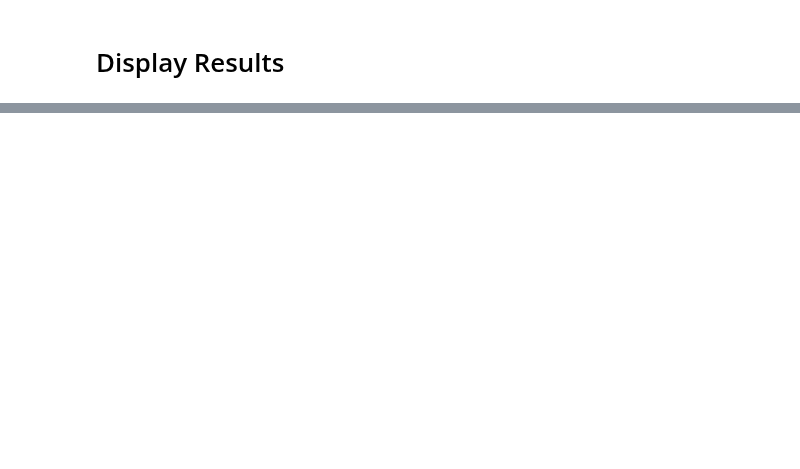
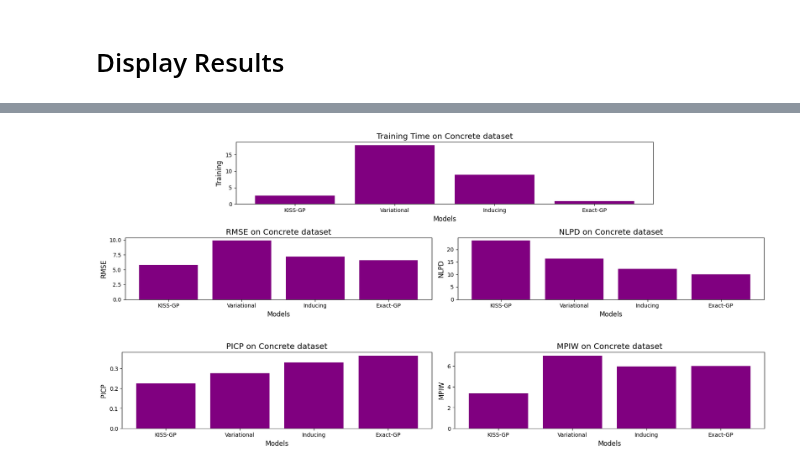
Before and after one commit to Sabelz/Master_Thesis_Alexander, a Jupyter notebook: GPs/ConcreteGPs.ipynb, the cells around one changed output, grey strips where cells are left out. Drawn from its saved outputs; the diff is of its cells as text; code cells hidden in the pictures; blank space fills up the shorter version.

Commit message:
Summary plots for report

```diff
--- a/GPs/ConcreteGPs.ipynb
+++ b/GPs/ConcreteGPs.ipynb
@@ -498,3 +501,60 @@ plot_bar(models, MPIW_concrete, "MPIW on Concrete Dataset", "Models", "MPIW") #
+# %%
+from matplotlib.gridspec import GridSpec
+
+gs = GridSpec(2, 6)  # 2 rows, 6 columns
+
+fig = plt.figure(figsize=(17, 5))
+
+# Create subplots
+ax1 = fig.add_subplot(gs[0, 1:5])
+ax2 = fig.add_subplot(gs[1, 0:3])
+ax3 = fig.add_subplot(gs[1, 3:6])
+
+
+axes = [ax1, ax2, ax3]  # List of axes
+data = [times_concrete, RMSE_concrete, NLPD_concrete]
+titles = ["Training Time on Concrete dataset", "RMSE on Concrete dataset", "NLPD on Concrete dataset"]
+
+# Plot data
+for i, ax in enumerate(axes):
+    ax.bar(models, data[i], color='purple')
+    ax.set_title(titles[i], size = "x-large")
+    ax.set_xlabel("Models", size = "large")
+    ax.set_ylabel(titles[i].split(" ")[0], size = "large")
+
+plt.tight_layout()
+plt.savefig("metrics_concrete1.pdf")
+plt.show()
+# %% [output]
+[figure, added]
+# %%
+from matplotlib.gridspec import GridSpec
+
+gs = GridSpec(2, 6)  # 2 rows, 6 columns
+
+fig = plt.figure(figsize=(17, 5))
+
+# Create subplots
+ax1 = fig.add_subplot(gs[0, 0:3])
+ax2 = fig.add_subplot(gs[0, 3:6])
+
+
+axes = [ax1, ax2]  # List of axes
+data = [PICP_concrete, MPIW_concrete]
+titles = ["PICP on Concrete dataset", "MPIW on Concrete dataset"]
+
+# Plot data
+for i, ax in enumerate(axes):
+    ax.bar(models, data[i], color='purple')
+    ax.set_title(titles[i], size = "x-large")
+    ax.set_xlabel("Models", size = "large")
+    ax.set_ylabel(titles[i].split(" ")[0], size = "large")
+
+plt.tight_layout()
+plt.savefig("metrics_concrete2.pdf")
+plt.show()
+# %% [output]
+[figure, added]
 # %%
 # Standardized or not?
 # Training Time
```
Also changed, not shown: parts of 19 cells of this notebook.
